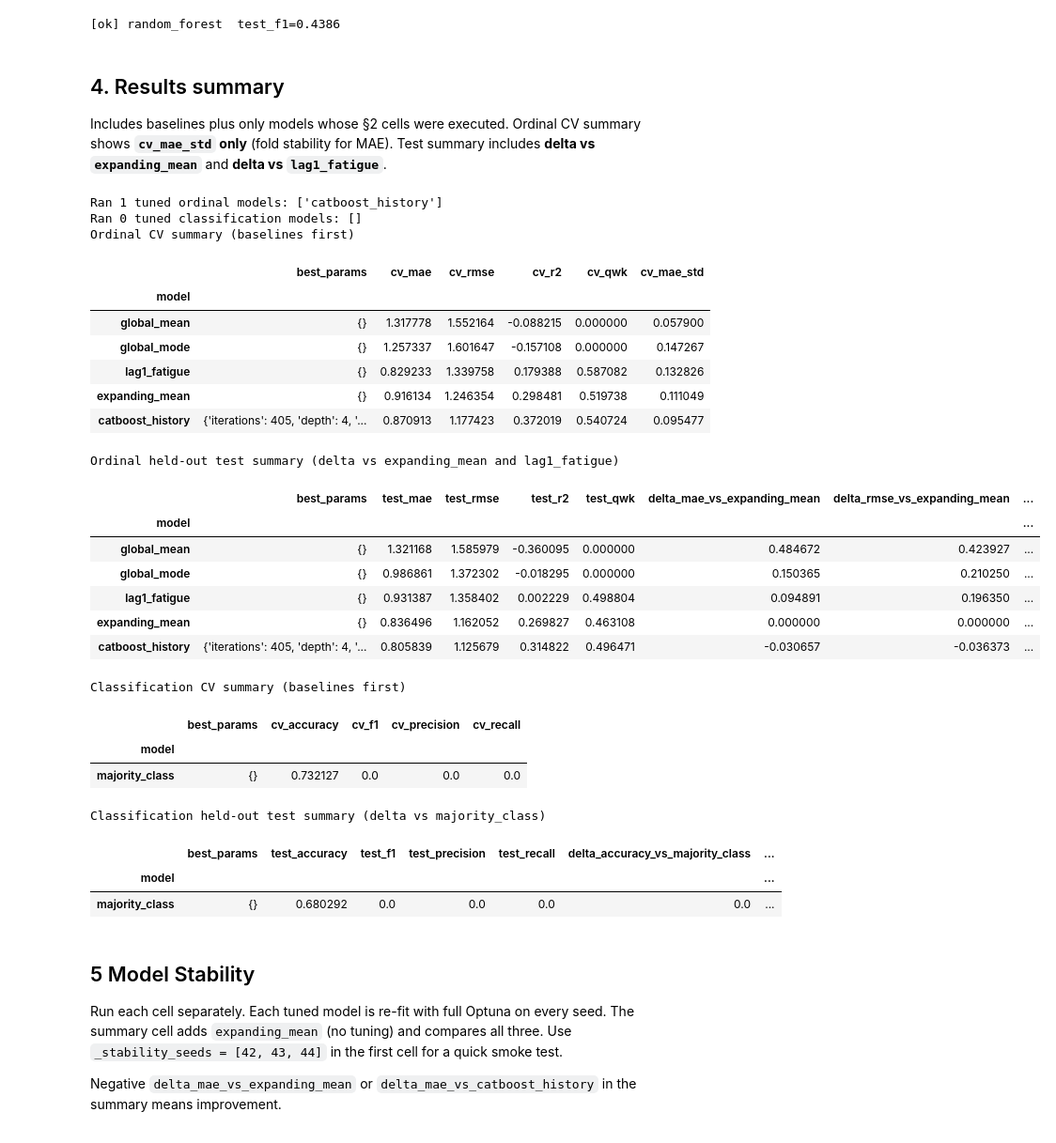
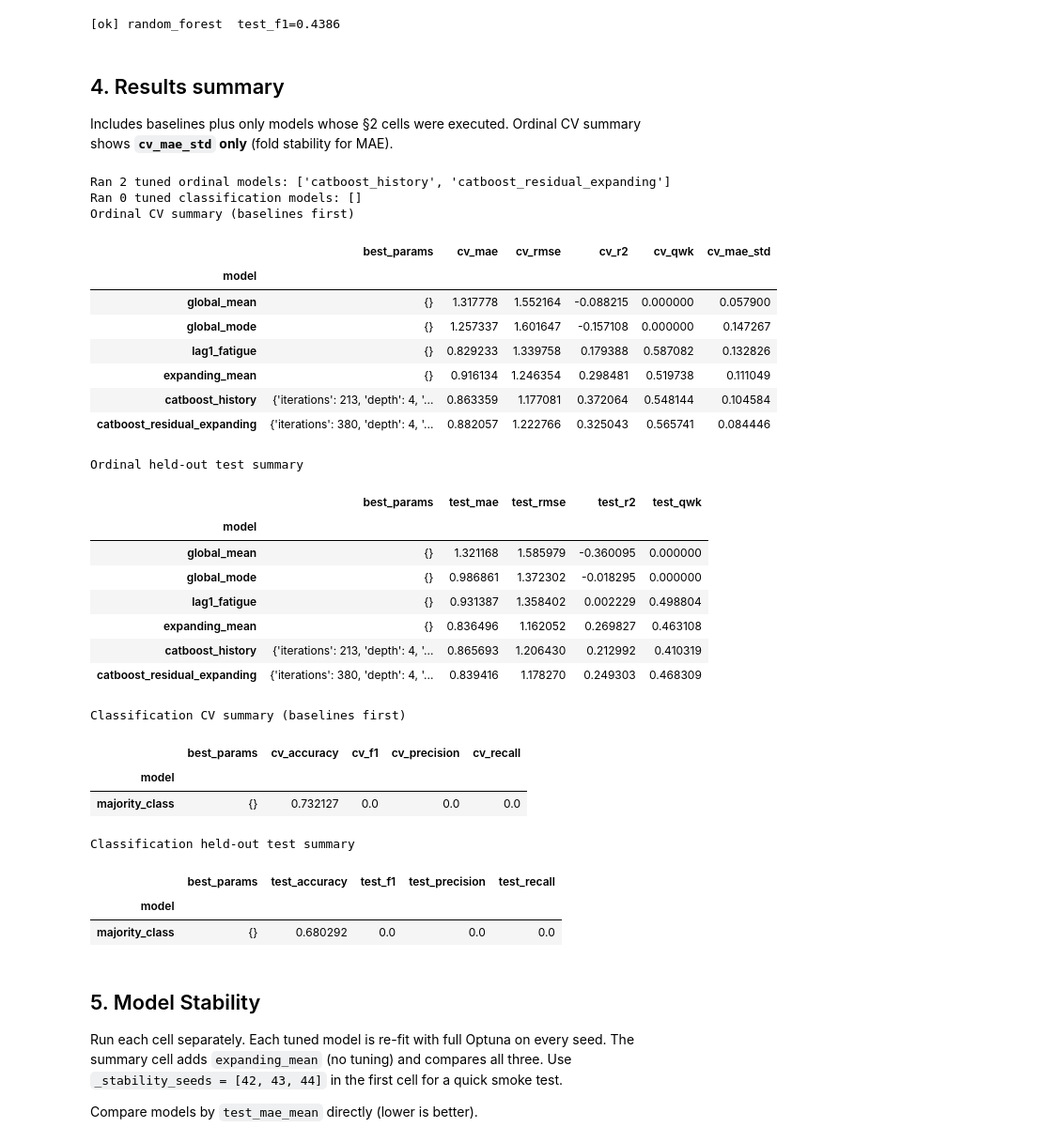
Before and after one commit to EstelleWang-UofT/ML-for-Women, a Jupyter notebook: notebooks/physical activity/fatigue_modeling.ipynb, the cells around one changed output. Shown at 94% size. Cells and saved outputs as stored; diff of their text form; code cells hidden in the pictures.

Commit message:
simplify metrics & re run

```diff
--- a/notebooks/physical activity/fatigue_modeling.ipynb
+++ b/notebooks/physical activity/fatigue_modeling.ipynb
@@ -290,7 +293,7 @@ print(f'[ok] {_name}  test_f1={_result["test_metrics"]["f1"]:.4f}')
 # %% [markdown]
 ## 4. Results summary
 
-Includes baselines plus only models whose §2 cells were executed. Ordinal CV summary shows **`cv_mae_std` only** (fold stability for MAE). Test summary includes **delta vs `expanding_mean`** and **delta vs `lag1_fatigue`**.
+Includes baselines plus only models whose §2 cells were executed. Ordinal CV summary shows **`cv_mae_std` only** (fold stability for MAE).
 # %%
 def collect_summaries(results, task='ordinal'):
     cv_rows, test_rows = [], []
@@ -323,77 +326,60 @@ classification_results = globals().get('classification_results', [])
 ordinal_best_params = globals().get('ordinal_best_params', {})
 history_best_params = globals().get('history_best_params', {})
 classification_best_params = globals().get('classification_best_params', {})
 
 ran_ordinal = sorted(set(ordinal_best_params) | set(history_best_params))
 ran_classification = sorted(classification_best_params.keys())
 print(f'Ran {len(ran_ordinal)} tuned ordinal models: {ran_ordinal}')
 print(f'Ran {len(ran_classification)} tuned classification models: {ran_classification}')
 
 all_ordinal_results = ordinal_baseline_results + ordinal_results + history_ordinal_results
 all_classification_results = classification_baseline_results + classification_results
 
 ordinal_cv_summary, ordinal_test_summary = collect_summaries(all_ordinal_results, task='ordinal')
 clf_cv_summary, clf_test_summary = collect_summaries(all_classification_results, task='classification')
 
-ordinal_test_summary = add_delta_vs_baseline(
-    ordinal_test_summary,
-    baseline_name='expanding_mean',
-    metric_cols=['mae', 'rmse', 'r2', 'qwk'],
-    task='ordinal',
-)
-ordinal_test_summary = add_delta_vs_baseline(
-    ordinal_test_summary,
-    baseline_name='lag1_fatigue',
-    metric_cols=['mae', 'rmse', 'r2', 'qwk'],
-    task='ordinal',
-)
-clf_test_summary = add_delta_vs_baseline(
-    clf_test_summary,
-    baseline_name='majority_class',
-    metric_cols=['accuracy', 'f1', 'precision', 'recall'],
-    task='classification',
-)
-
 print('Ordinal CV summary (baselines first)')
 display(ordinal_cv_summary)
-print('Ordinal held-out test summary (delta vs expanding_mean and lag1_fatigue)')
+print('Ordinal held-out test summary')
 display(ordinal_test_summary)
 print('Classification CV summary (baselines first)')
 display(clf_cv_summary)
-print('Classification held-out test summary (delta vs majority_class)')
+print('Classification held-out test summary')
 display(clf_test_summary)
 # %% [output]
-Ran 1 tuned ordinal models: ['catboost_history']
+Ran 2 tuned ordinal models: ['catboost_history', 'catboost_residual_expanding']
 Ran 0 tuned classification models: []
 Ordinal CV summary (baselines first)
 |  | best_params | cv_mae | cv_rmse | cv_r2 | cv_qwk | cv_mae_std |
 | model |  |  |  |  |  |  |
 | global_mean | {} | 1.317778 | 1.552164 | -0.088215 | 0.000000 | 0.057900 |
 | global_mode | {} | 1.257337 | 1.601647 | -0.157108 | 0.000000 | 0.147267 |
 | lag1_fatigue | {} | 0.829233 | 1.339758 | 0.179388 | 0.587082 | 0.132826 |
 | expanding_mean | {} | 0.916134 | 1.246354 | 0.298481 | 0.519738 | 0.111049 |
-| catboost_history | {'iterations': 405, 'depth': 4, '... | 0.870913 | 1.177423 | 0.372019 | 0.540724 | 0.095477 |
+| catboost_history | {'iterations': 213, 'depth': 4, '... | 0.863359 | 1.177081 | 0.372064 | 0.548144 | 0.104584 |
+| catboost_residual_expanding | {'iterations': 380, 'depth': 4, '... | 0.882057 | 1.222766 | 0.325043 | 0.565741 | 0.084446 |
-Ordinal held-out test summary (delta vs expanding_mean and lag1_fatigue)
+Ordinal held-out test summary
-|  | best_params | test_mae | test_rmse | test_r2 | test_qwk | delta_mae_vs_expanding_mean | delta_rmse_vs_expanding_mean | ... |
-| model |  |  |  |  |  |  |  | ... |
-| global_mean | {} | 1.321168 | 1.585979 | -0.360095 | 0.000000 | 0.484672 | 0.423927 | ... |
-| global_mode | {} | 0.986861 | 1.372302 | -0.018295 | 0.000000 | 0.150365 | 0.210250 | ... |
-| lag1_fatigue | {} | 0.931387 | 1.358402 | 0.002229 | 0.498804 | 0.094891 | 0.196350 | ... |
-| expanding_mean | {} | 0.836496 | 1.162052 | 0.269827 | 0.463108 | 0.000000 | 0.000000 | ... |
-| catboost_history | {'iterations': 405, 'depth': 4, '... | 0.805839 | 1.125679 | 0.314822 | 0.496471 | -0.030657 | -0.036373 | ... |
+|  | best_params | test_mae | test_rmse | test_r2 | test_qwk |
+| model |  |  |  |  |  |
+| global_mean | {} | 1.321168 | 1.585979 | -0.360095 | 0.000000 |
+| global_mode | {} | 0.986861 | 1.372302 | -0.018295 | 0.000000 |
+| lag1_fatigue | {} | 0.931387 | 1.358402 | 0.002229 | 0.498804 |
+| expanding_mean | {} | 0.836496 | 1.162052 | 0.269827 | 0.463108 |
+| catboost_history | {'iterations': 213, 'depth': 4, '... | 0.865693 | 1.206430 | 0.212992 | 0.410319 |
+| catboost_residual_expanding | {'iterations': 380, 'depth': 4, '... | 0.839416 | 1.178270 | 0.249303 | 0.468309 |
 Classification CV summary (baselines first)
 |  | best_params | cv_accuracy | cv_f1 | cv_precision | cv_recall |
 | model |  |  |  |  |  |
 | majority_class | {} | 0.732127 | 0.0 | 0.0 | 0.0 |
-Classification held-out test summary (delta vs majority_class)
+Classification held-out test summary
-|  | best_params | test_accuracy | test_f1 | test_precision | test_recall | delta_accuracy_vs_majority_class | ... |
-| model |  |  |  |  |  |  | ... |
-| majority_class | {} | 0.680292 | 0.0 | 0.0 | 0.0 | 0.0 | ... |
+|  | best_params | test_accuracy | test_f1 | test_precision | test_recall |
+| model |  |  |  |  |  |
+| majority_class | {} | 0.680292 | 0.0 | 0.0 | 0.0 |
 # %% [markdown]
-## 5 Model Stability
+## 5. Model Stability
 
 Run each cell separately. Each tuned model is re-fit with full Optuna on every seed. The summary cell adds `expanding_mean` (no tuning) and compares all three. Use `_stability_seeds = [42, 43, 44]` in the first cell for a quick smoke test.
 
-Negative `delta_mae_vs_expanding_mean` or `delta_mae_vs_catboost_history` in the summary means improvement.
+Compare models by `test_mae_mean` directly (lower is better).
 # %%
 # Optional: use fewer seeds for a quick run
```
Also changed, not shown: parts of 8 cells of this notebook, 3 other files.
